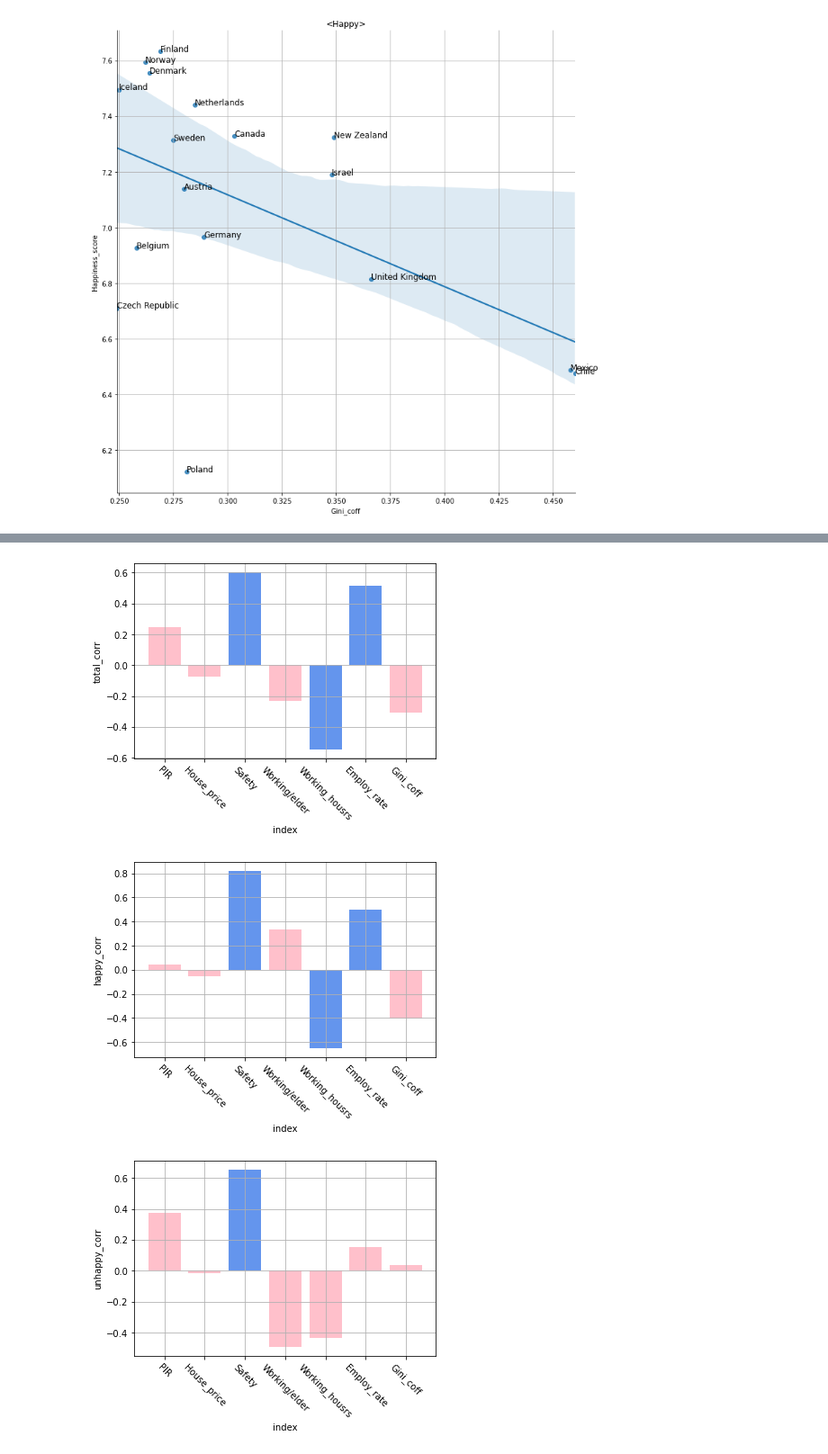
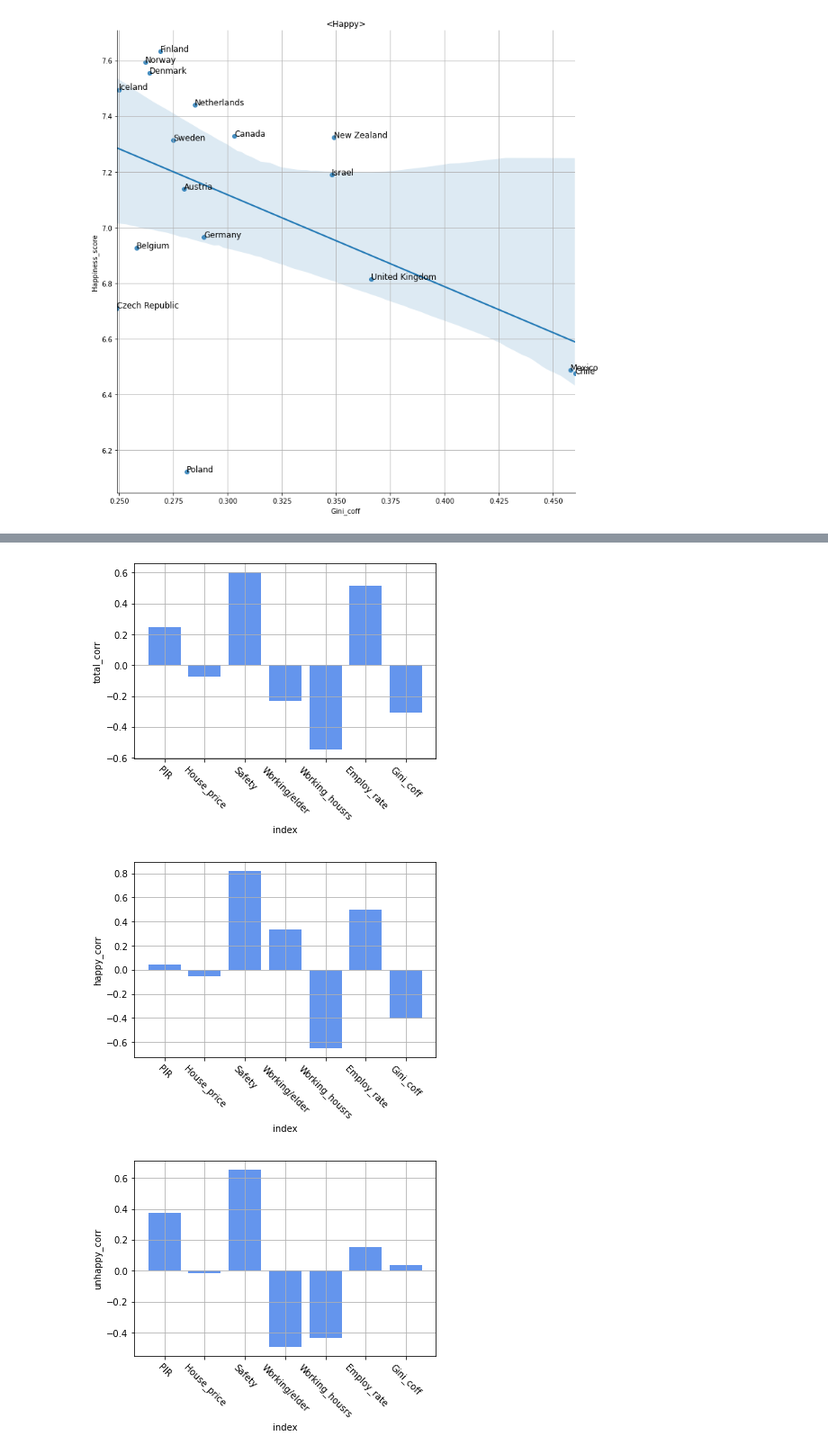
Before and after one commit to kjyju3955/BigdataProgramming, a Jupyter notebook: 프로젝트/happy.ipynb, the cells around one changed output, grey strips where cells are left out. Shown at 90% size. Saved outputs shown, nothing was run; the diff lists cells and outputs as text; code cells hidden in the pictures.

```diff
--- a/프로젝트/happy.ipynb
+++ b/프로젝트/happy.ipynb
@@ -363,8 +363,8 @@ unhappy_working/elder_corr : SpearmanrResult(correlation=-0.4945054945054946, pv
 # %%
-sns.lmplot(x="working/elder", y="Happiness_score", height=10,data=happy_data)
+sns.lmplot(x="elder/working", y="Happiness_score", height=10,data=happy_data)
 
 for i, txt in enumerate(happy_data['Country']):
-    plt.gca().annotate(txt, (happy_data['working/elder'][i],happy_data['Happiness_score'][i]),size=12)
+    plt.gca().annotate(txt, (happy_data['elder/working'][i],happy_data['Happiness_score'][i]),size=12)
 
 plt.grid(True)
 plt.title('<Happy>')
@@ -372,10 +372,10 @@ plt.show()
 # %% [output]
 [figure]
 # %%
-sns.lmplot(x="working/elder", y="Happiness_score", height=10,data=unhappy_data)
+sns.lmplot(x="elder/working", y="Happiness_score", height=10,data=unhappy_data)
 
 for i, txt in enumerate(unhappy_data['Country']):
-    plt.gca().annotate(txt, (unhappy_data['working/elder'][i],unhappy_data['Happiness_score'][i]),size=12)
+    plt.gca().annotate(txt, (unhappy_data['elder/working'][i],unhappy_data['Happiness_score'][i]),size=12)
 
 plt.grid(True)
 plt.title('<Unhappy>')
@@ -599,7 +599,7 @@ bar
 #plt.figure(figsize=(10,4))
 
 for i in range(len(index_list)):
-    if float(bar['total_p'][i])>0.05:
+    if float(bar['total_p'][i])<0.00:
         plt.bar(bar.index[i],float(bar['total_corr'][i]),color='pink')
     else:
         plt.bar(bar.index[i],float(bar['total_corr'][i]),color='cornflowerblue')
@@ -610,10 +610,10 @@ plt.ylabel('total_corr')
 plt.xticks(rotation = - 45)
 plt.show()
 # %% [output]
-[figure, old version]
+[figure, new version]
 # %%
 for i in range(len(index_list)):
-    if float(bar['happy_p'][i])>0.05:
+    if float(bar['happy_p'][i])<0.0:
         plt.bar(bar.index[i],float(bar['happy_corr'][i]),color='pink')
     else:
         plt.bar(bar.index[i],float(bar['happy_corr'][i]),color='cornflowerblue')
@@ -624,18 +624,18 @@ plt.ylabel('happy_corr')
 plt.xticks(rotation = - 45)
 plt.show()
 # %% [output]
-[figure, old version]
+[figure, new version]
 # %%
 for i in range(len(index_list)):
-    if float(bar['unhappy_p'][i])>0.05:
+    if float(bar['unhappy_p'][i])<0.0:
         plt.bar(bar.index[i],float(bar['unhappy_corr'][i]),color='pink')
     else:
         plt.bar(bar.index[i],float(bar['unhappy_corr'][i]),color='cornflowerblue')
 
 plt.grid(True)
 plt.xlabel('index')
 plt.ylabel('unhappy_corr')
 plt.xticks(rotation = - 45)
 plt.show()
 # %% [output]
-[figure, old version]
+[figure, new version]
```
Also changed, not shown: parts of 21 cells of this notebook, 4 other files.
